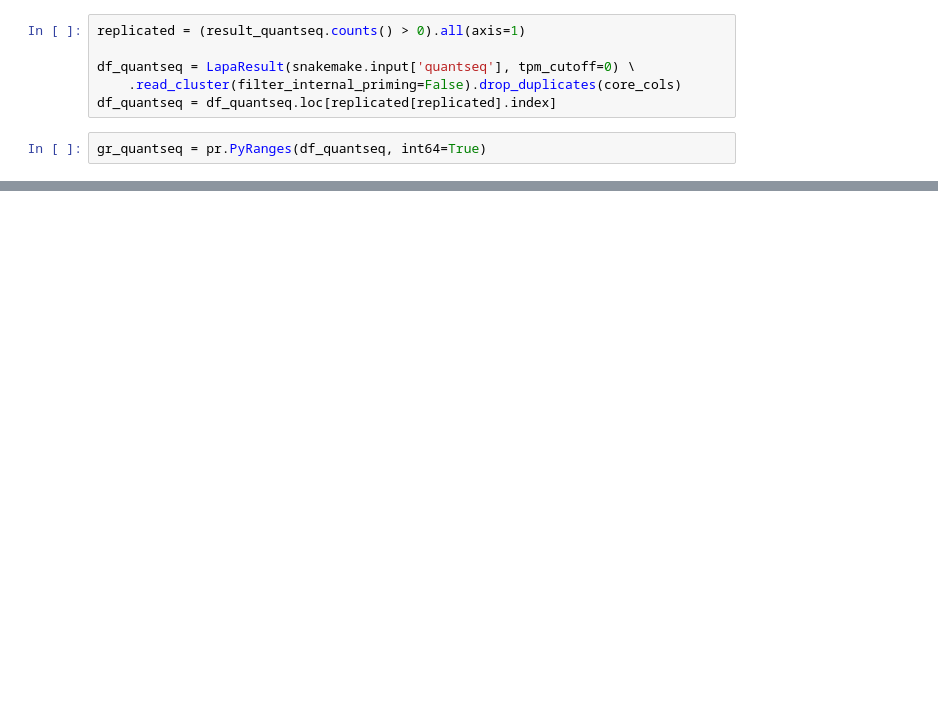
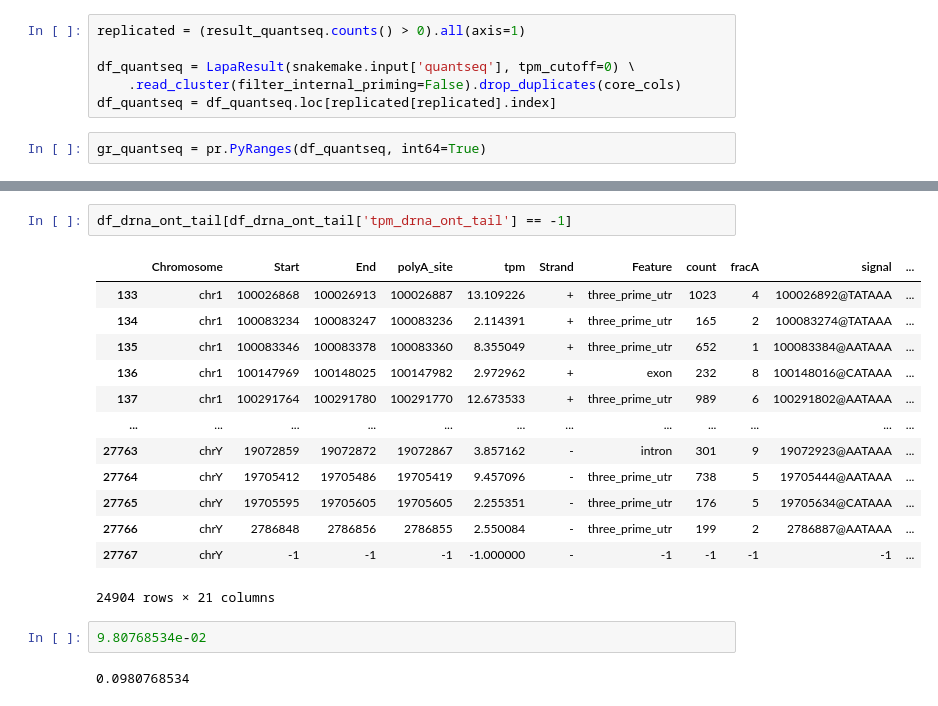
Before and after one commit to mortazavilab/lapa, a Jupyter notebook: workflow/benchmark/benchmark_lapa.ipynb, the cells around one changed output, grey strips where cells are left out. Cells and saved outputs as stored; diff of their text form; blank space fills up the shorter version.

```diff
--- a/workflow/benchmark/benchmark_lapa.ipynb
+++ b/workflow/benchmark/benchmark_lapa.ipynb
@@ -108,0 +97,20 @@ df_cdna_ont
+# %%
+df_drna_ont_tail[df_drna_ont_tail['tpm_drna_ont_tail'] == -1]
+# %% [output]
+|  | Chromosome | Start | End | polyA_site | tpm | Strand | Feature | count | fracA | signal | ... |
+| 133 | chr1 | 100026868 | 100026913 | 100026887 | 13.109226 | + | three_prime_utr | 1023 | 4 | 100026892@TATAAA | ... |
+| 134 | chr1 | 100083234 | 100083247 | 100083236 | 2.114391 | + | three_prime_utr | 165 | 2 | 100083274@TATAAA | ... |
+| 135 | chr1 | 100083346 | 100083378 | 100083360 | 8.355049 | + | three_prime_utr | 652 | 1 | 100083384@AATAAA | ... |
+| 136 | chr1 | 100147969 | 100148025 | 100147982 | 2.972962 | + | exon | 232 | 8 | 100148016@CATAAA | ... |
+| 137 | chr1 | 100291764 | 100291780 | 100291770 | 12.673533 | + | three_prime_utr | 989 | 6 | 100291802@AATAAA | ... |
+| ... | ... | ... | ... | ... | ... | ... | ... | ... | ... | ... | ... |
+| 27763 | chrY | 19072859 | 19072872 | 19072867 | 3.857162 | - | intron | 301 | 9 | 19072923@AATAAA | ... |
+| 27764 | chrY | 19705412 | 19705486 | 19705419 | 9.457096 | - | three_prime_utr | 738 | 5 | 19705444@AATAAA | ... |
+| 27765 | chrY | 19705595 | 19705605 | 19705605 | 2.255351 | - | three_prime_utr | 176 | 5 | 19705634@CATAAA | ... |
+| 27766 | chrY | 2786848 | 2786856 | 2786855 | 2.550084 | - | three_prime_utr | 199 | 2 | 2786887@AATAAA | ... |
+| 27767 | chrY | -1 | -1 | -1 | -1.000000 | - | -1 | -1 | -1 | -1 | ... |
+24904 rows × 21 columns
+# %%
+9.80768534e-02
+# %% [output]
+0.0980768534
```
Also changed, not shown: parts of 18 cells of this notebook, 5 other files.
